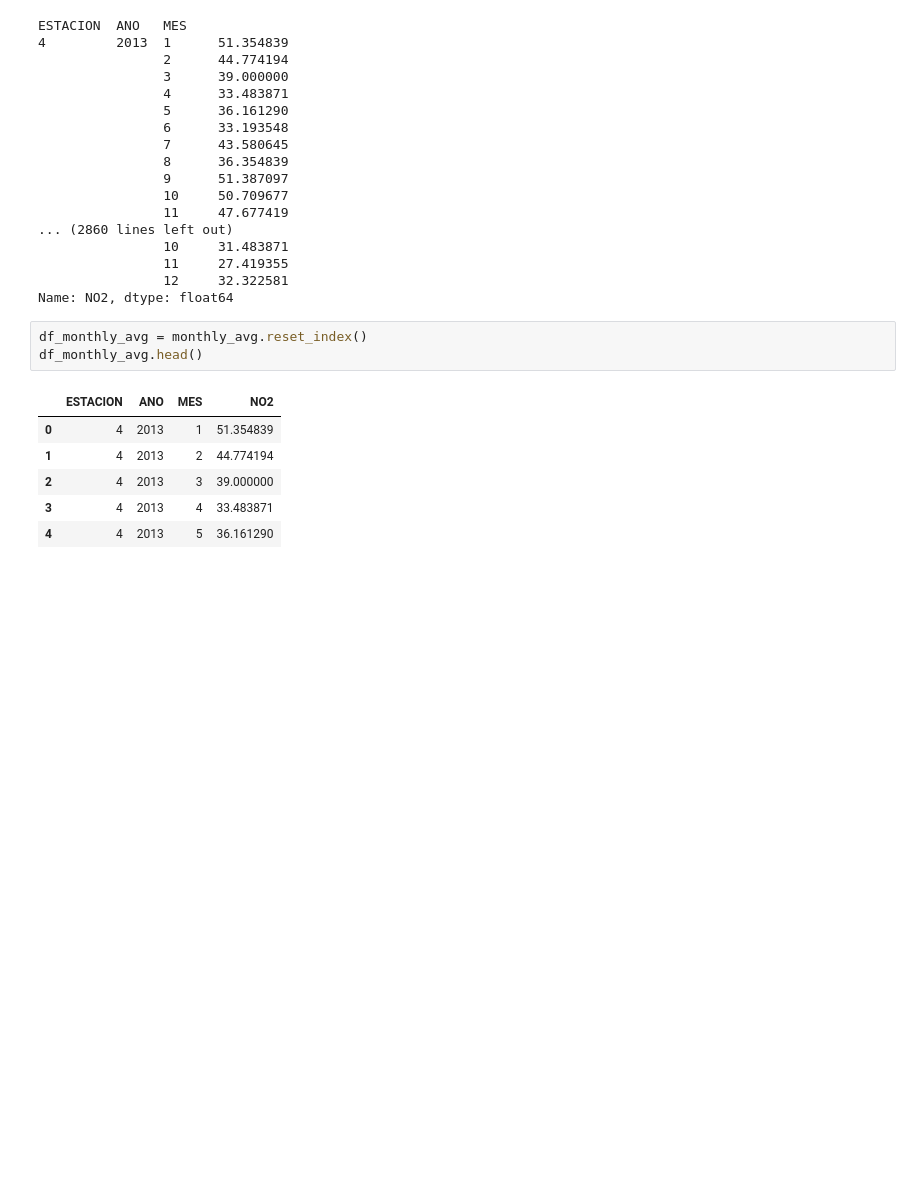
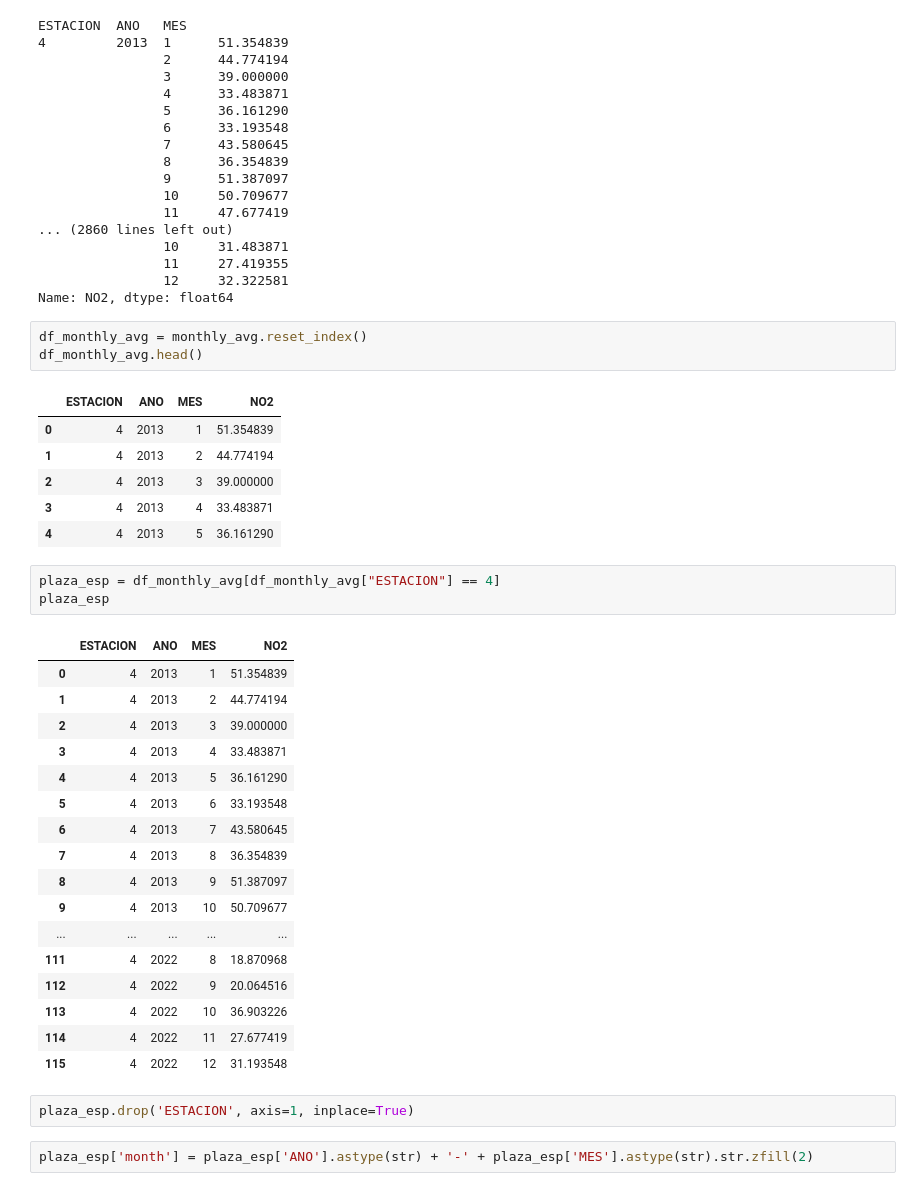
Before and after one commit to charlieciordia/AQ-MAD, a Jupyter notebook: notebook/AQ CLEAN ML.ipynb, the cells around one changed output. Drawn from its saved outputs; the diff is of its cells as text; blank space fills up the shorter version.

```diff
--- a/notebook/AQ CLEAN ML.ipynb
+++ b/notebook/AQ CLEAN ML.ipynb
@@ -126,3 +126,28 @@ df_monthly_avg.head()
 | 2 | 4 | 2013 | 3 | 39.000000 |
 | 3 | 4 | 2013 | 4 | 33.483871 |
 | 4 | 4 | 2013 | 5 | 36.161290 |
+# %%
+plaza_esp = df_monthly_avg[df_monthly_avg["ESTACION"] == 4]
+plaza_esp
+# %% [output]
+|  | ESTACION | ANO | MES | NO2 |
+| 0 | 4 | 2013 | 1 | 51.354839 |
+| 1 | 4 | 2013 | 2 | 44.774194 |
+| 2 | 4 | 2013 | 3 | 39.000000 |
+| 3 | 4 | 2013 | 4 | 33.483871 |
+| 4 | 4 | 2013 | 5 | 36.161290 |
+| 5 | 4 | 2013 | 6 | 33.193548 |
+| 6 | 4 | 2013 | 7 | 43.580645 |
+| 7 | 4 | 2013 | 8 | 36.354839 |
+| 8 | 4 | 2013 | 9 | 51.387097 |
+| 9 | 4 | 2013 | 10 | 50.709677 |
+| ... | ... | ... | ... | ... |
+| 111 | 4 | 2022 | 8 | 18.870968 |
+| 112 | 4 | 2022 | 9 | 20.064516 |
+| 113 | 4 | 2022 | 10 | 36.903226 |
+| 114 | 4 | 2022 | 11 | 27.677419 |
+| 115 | 4 | 2022 | 12 | 31.193548 |
+# %%
+plaza_esp.drop('ESTACION', axis=1, inplace=True)
+# %%
+plaza_esp['month'] = plaza_esp['ANO'].astype(str) + '-' + plaza_esp['MES'].astype(str).str.zfill(2)
```
Also changed, not shown: parts of 22 cells of this notebook.
